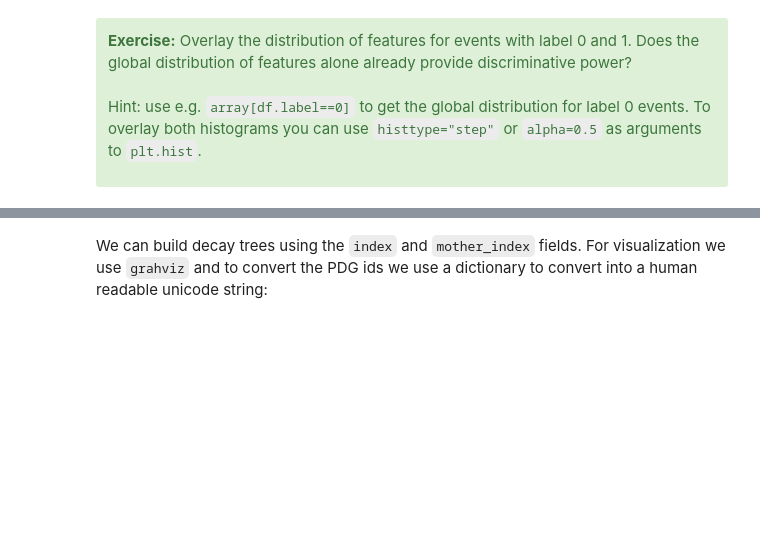
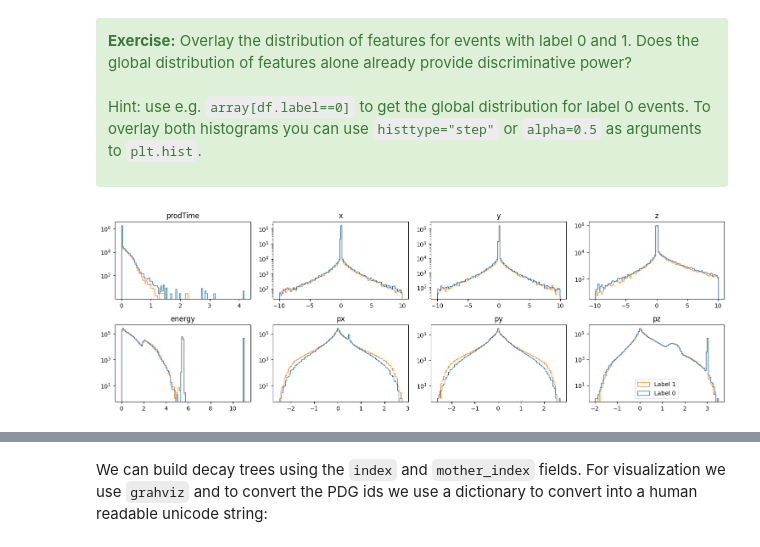
Before and after one commit to vyron-arvanitis/pp-lab, a Jupyter notebook: dataset_and_models.ipynb, the cells around one changed output, grey strips where cells are left out. Cells and saved outputs as stored; diff of their text form; code cells hidden in the pictures; blank space fills up the shorter version.

```diff
--- a/dataset_and_models.ipynb
+++ b/dataset_and_models.ipynb
@@ -100,3 +146,25 @@ Note: particles with `x`, `y`, `z` values outside of the `[-10, 10]` range are r
 
 Hint: use e.g. `array[df.label==0]` to get the global distribution for label 0 events. To overlay both histograms you can use `histtype="step"` or `alpha=0.5` as arguments to `plt.hist`.
 </div>
+# %%
+def plot_feats_overlay(df, column_names, bins=100, log=True, range_fn=None):
+    fig, axs = plt.subplots(ncols=4, nrows=2, figsize=(15, 5))
+    for ax, field in zip(axs.ravel(), column_names):
+        label_0 = df[df.label == 0][field].to_numpy()
+        label_1 = df[df.label == 1][field].to_numpy()
+        if range_fn is None:
+            bin_range = None
+        else:
+            bin_range = range_fn(label_0)
+        ax.hist([label_0,label_1], bins=bins, histtype = "step", range=bin_range, label = ["Label 0", "Label 1"])
+        if log:
+            ax.set_yscale("log")
+        ax.set_title(field)
+    fig.tight_layout()
+    plt.legend()
+    plt.close(fig)
+    return fig
+# %%
+plot_feats_overlay(df, feature_columns, log=True)
+# %% [output]
+[figure, added]
```
Also changed, not shown: parts of 69 cells of this notebook, 15 other files.
